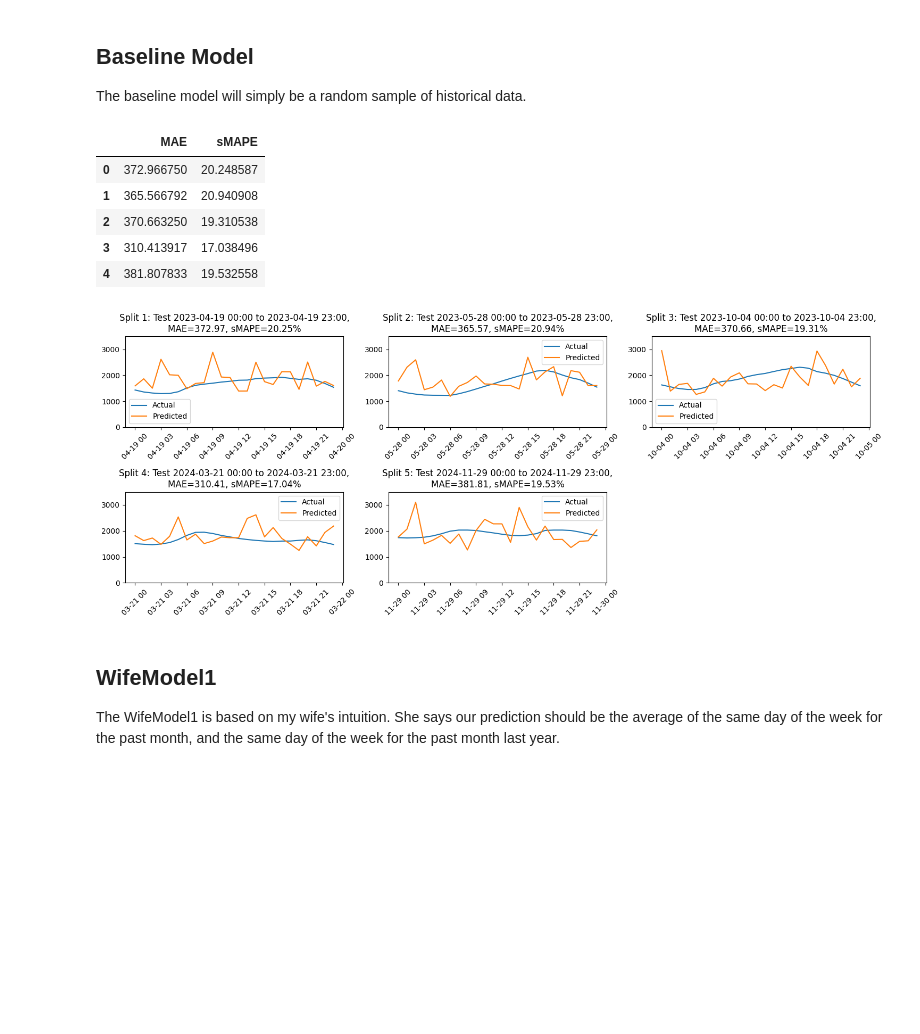
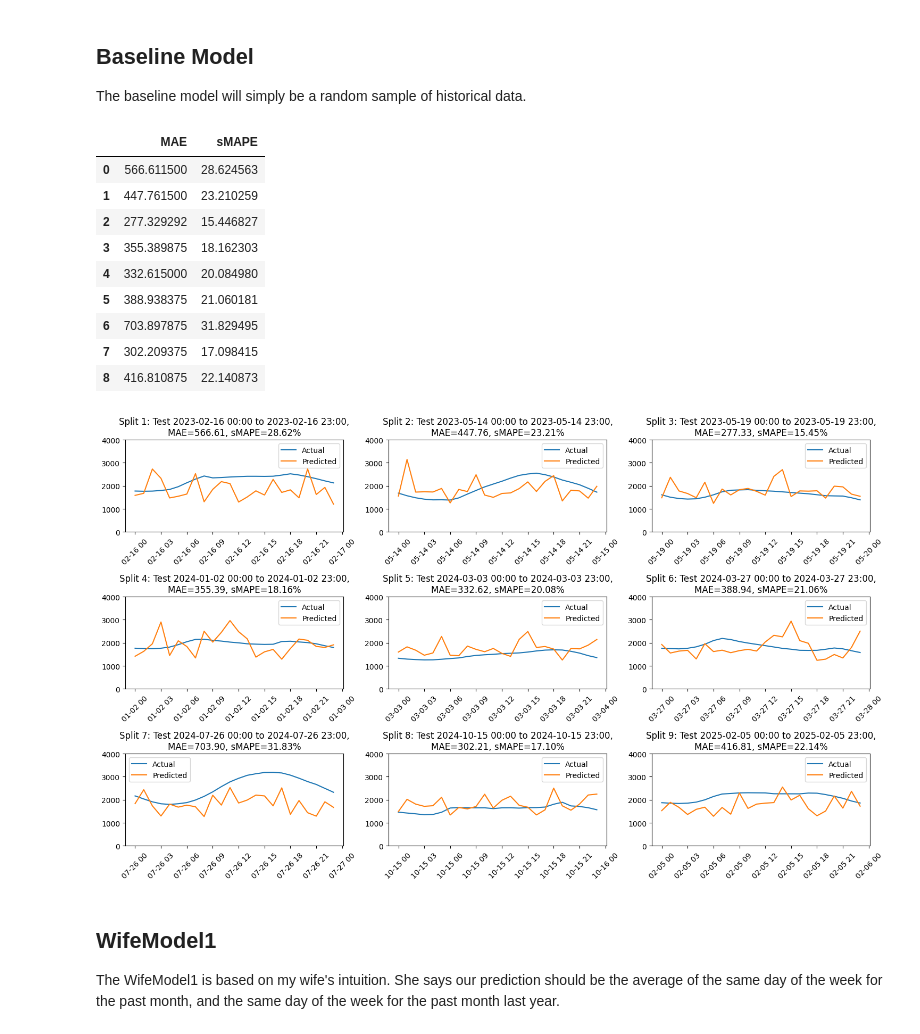
Before and after one commit to hankehly/adhoc-energy-analytics, a Jupyter notebook: notebooks/202503151107_load_forecasting.ipynb, the cells around one changed output. Saved outputs shown, nothing was run; the diff lists cells and outputs as text; code cells hidden in the pictures; blank space fills up the shorter version.

Commit message:
Increase number of folds

```diff
--- a/notebooks/202503151107_load_forecasting.ipynb
+++ b/notebooks/202503151107_load_forecasting.ipynb
@@ -349,7 +349,7 @@ y = df["KCPL Actual Load (MW)"]
 valid_dates = df.index.normalize().unique()
 
 # Define parameters
-n_splits = 5  # Number of cross-validation splits
+n_splits = 9  # Number of cross-validation splits
 train_days = 365 * 2  # Fixed training window size (e.g., 2 years)
 gap_days = 1  # One-day gap between training and testing
 test_days = 1  # Always 1 day (24-hour test window)
@@ -478,40 +481,44 @@ for i, (train_index, test_index) in enumerate(custom_splits):
 
     # Compute MAE and sMAPE for this sliding window split
     mae = mean_absolute_error(y_test, y_pred)
     smape_value = smape(y_test, y_pred)
 
     # Store the evaluation results
     evaluation_results["MAE"].append(mae)
     evaluation_results["sMAPE"].append(smape_value)
 
     # print(y_test)
 
     # Plot actual vs predicted values for this split
     axes[i].plot(y_test.index, y_test, label="Actual")
     axes[i].plot(y_test.index, y_pred, label="Predicted")
     axes[i].set_title(
         f"Split {i+1}: Test {y_test.index.min().strftime('%Y-%m-%d %H:%M')} to {y_test.index.max().strftime('%Y-%m-%d %H:%M')},\nMAE={mae:.2f}, sMAPE={smape_value:.2f}%"
     )
     axes[i].legend()
-    axes[i].set_ylim(0, 3500)
+    axes[i].set_ylim(0, 4000)
     axes[i].tick_params(axis="x", rotation=45)
 
 # Remove unused subplots if any exist
 for j in range(i + 1, len(axes)):
     fig.delaxes(axes[j])
 
 plt.tight_layout()
 
 # Convert results to a DataFrame for better visualization
 pd.DataFrame(evaluation_results)
 # %% [output]
 |  | MAE | sMAPE |
-| 0 | 372.966750 | 20.248587 |
-| 1 | 365.566792 | 20.940908 |
-| 2 | 370.663250 | 19.310538 |
-| 3 | 310.413917 | 17.038496 |
-| 4 | 381.807833 | 19.532558 |
+| 0 | 566.611500 | 28.624563 |
+| 1 | 447.761500 | 23.210259 |
+| 2 | 277.329292 | 15.446827 |
+| 3 | 355.389875 | 18.162303 |
+| 4 | 332.615000 | 20.084980 |
+| 5 | 388.938375 | 21.060181 |
+| 6 | 703.897875 | 31.829495 |
+| 7 | 302.209375 | 17.098415 |
+| 8 | 416.810875 | 22.140873 |
-[figure, old version]
+[figure, new version]
 # %% [markdown]
 ## WifeModel1
 
```
Also changed, not shown: parts of 3 cells of this notebook.
